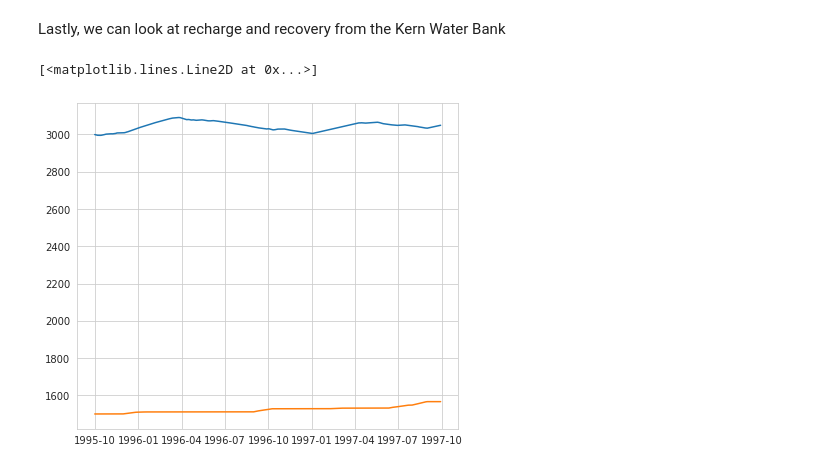
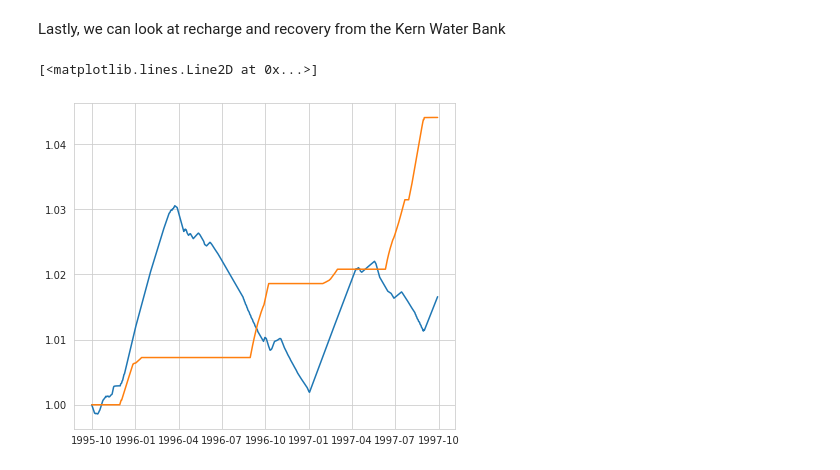
Before and after one commit to hbz5000/CALFEWS, a Jupyter notebook: CALFEWS_intro_tutorial.ipynb, the cells around one changed output. Saved outputs shown, nothing was run; the diff lists cells and outputs as text; code cells hidden in the pictures.

```diff
--- a/CALFEWS_intro_tutorial.ipynb
+++ b/CALFEWS_intro_tutorial.ipynb
@@ -109,8 +144,8 @@ from calfews_src.visualizer import Visualizer
 from datetime import datetime
 
 # results hdf5 file location from CALFEWS simulations
-output_folder_sim = 'results/baseline_wy2017/simulation/p0/'
-output_file_sim = output_folder_sim + 'results_p0.hdf5'
+output_folder_sim = 'results/baseline_wy2017/simulation/CDEC_wet_dry/'
+output_file_sim = output_folder_sim + 'results_CDEC_wet_dry.hdf5'
 
 # load Model objects from simulation for information about available time series
 modelno_sim = pd.read_pickle(output_folder_sim + 'modelno0.pkl')
@@ -121,7 +156,7 @@ fig_folder = 'results/baseline_wy2017/simulation/figures/'
 
 # now load simulation output
 simulation = Visualizer(modelso_sim.district_list, modelso_sim.private_list, modelso_sim.city_list, modelso_sim.contract_list, modelso_sim.waterbank_list, modelso_sim.leiu_list)
-simulation.get_results_sensitivity_number(output_file_sim, 0, 10, 1995, 1)
+simulation.get_results_sensitivity_number(output_file_sim, 'CDEC_wet_dry', 10, 1995, 1)
 datDaily = simulation.values
 # %% [markdown]
 ``datDaily`` is a dictionary with all of the data outputs. Each element is a daily time series over the two year period. **TODO- add info about the different keys**
@@ -221,26 +256,26 @@ Lastly, we can look at recharge and recovery from the Kern Water Bank
 # %%
 fig = plt.figure(figsize=(15,6))
 ax = plt.subplot(121)
-ax.plot(datDaily['kwb_total'], label='SWP Table A')
-ax.plot(datDaily['smi_total'], label='CVP Friant')
+ax.plot(datDaily['kwb_total'] / datDaily['kwb_total'].iloc[0], label='Kern Water Bank total banked (relative)')
+ax.plot(datDaily['smi_total'] / datDaily['smi_total'].iloc[0], label='Semitropic total banked (relative)')
 # ax.plot(datDaily['cvpexchange_contract'], label='CVP Exchange')
 # ax.plot(datDaily['kingsriver_contract'], label='Kings')
 # ax.plot(datDaily['kernriver_contract'], label='Kern')
 # ax.legend()
 # ax.set_xlabel('Date')
 # ax.set_ylabel('Contract Deliveries (tAF)')
 # plt.xticks(rotation=315)
 
 # ax = plt.subplot(122)
 # ax.plot(datDaily['centralcoast_tableA_delivery'], label='Central Coast')
 # ax.plot(datDaily['losthills_tableA_delivery'], label='Lost Hills')
 # ax.plot(datDaily['semitropic_tableA_delivery'], label='Semitropic')
 # ax.plot(datDaily['wheeler_tableA_delivery'], label='Wheeler Ridge-Maricopa')
 # ax.plot(datDaily['socal_tableA_delivery'], label='SoCal')
 # ax.legend()
 # ax.set_xlabel('Date')
 # ax.set_ylabel('Contract Deliveries (tAF)')
 # plt.xticks(rotation=315)
 # %% [output]
 [<matplotlib.lines.Line2D at 0x...>]
-[figure, old version]
+[figure, new version]
```
Also changed, not shown: parts of 3 cells of this notebook, 7 other files.
